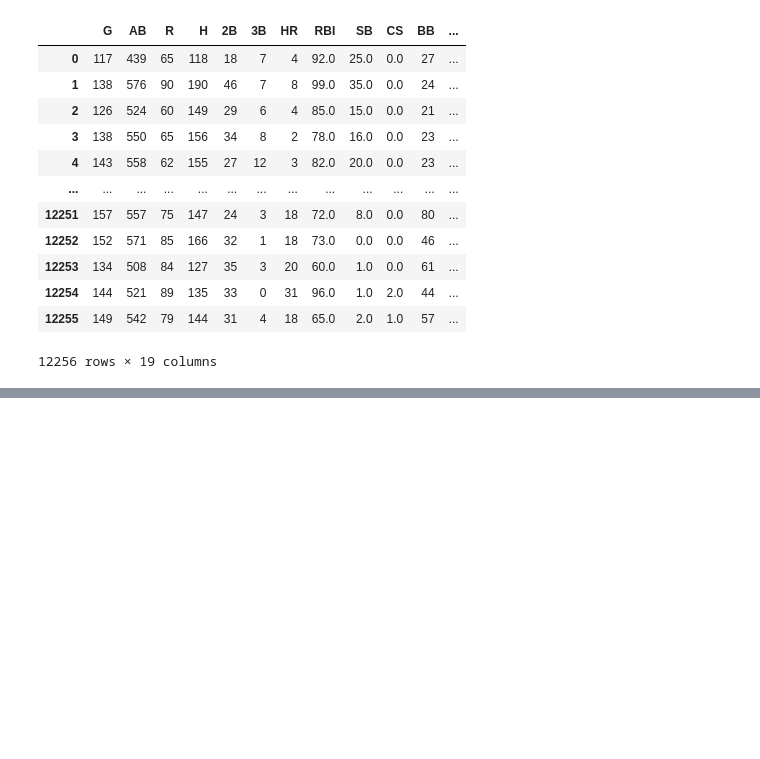
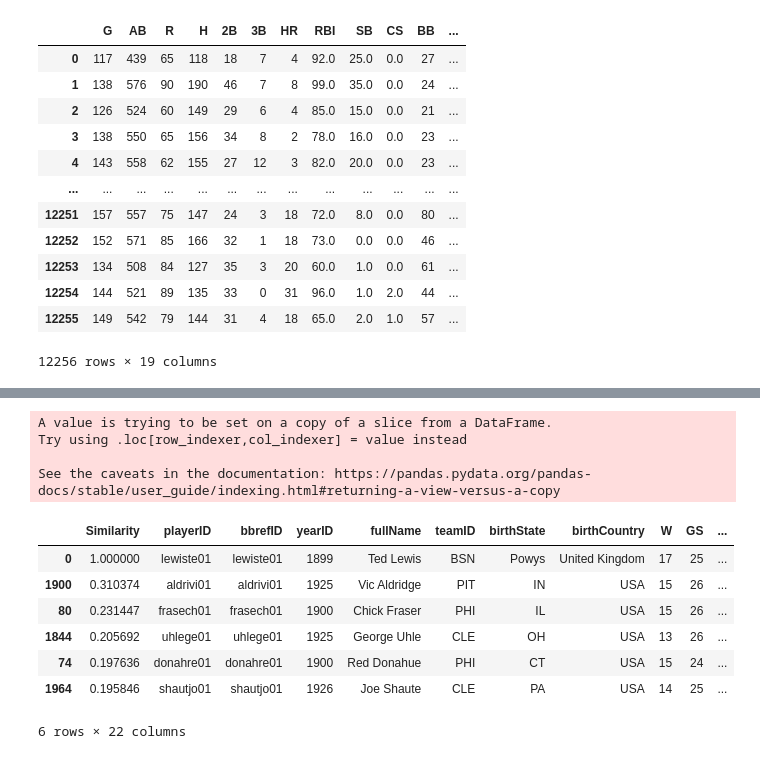
Before and after one commit to texasfight/BaseballDashboard, a Jupyter notebook: huidi.ipynb, the cells around one changed output, grey strips where cells are left out. Cells and saved outputs as stored; diff of their text form; code cells hidden in the pictures; blank space fills up the shorter version.

Commit message:
Proof of concept for similarity scoring

```diff
--- a/huidi.ipynb
+++ b/huidi.ipynb
@@ -499,0 +528,17 @@ px.scatter(results, x="pca1", y="pca2", color=pitching_full_advanced_main_scale[
+# %%
+output = pitching_full_advanced_poli.iloc[neighbor_indices.flatten()]
+output.loc[:, "Similarity"] = (np.exp(scores) ** -1).T
+output[["Similarity", ] + [x for x in output.columns if x != "Similarity"]]
+# %% [output]
+A value is trying to be set on a copy of a slice from a DataFrame.
+Try using .loc[row_indexer,col_indexer] = value instead
+
+See the caveats in the documentation: https://pandas.pydata.org/pandas-docs/stable/user_guide/indexing.html#returning-a-view-versus-a-copy
+|  | Similarity | playerID | bbrefID | yearID | fullName | teamID | birthState | birthCountry | W | GS | ... |
+| 0 | 1.000000 | lewiste01 | lewiste01 | 1899 | Ted Lewis | BSN | Powys | United Kingdom | 17 | 25 | ... |
+| 1900 | 0.310374 | aldrivi01 | aldrivi01 | 1925 | Vic Aldridge | PIT | IN | USA | 15 | 26 | ... |
+| 80 | 0.231447 | frasech01 | frasech01 | 1900 | Chick Fraser | PHI | IL | USA | 15 | 26 | ... |
+| 1844 | 0.205692 | uhlege01 | uhlege01 | 1925 | George Uhle | CLE | OH | USA | 13 | 26 | ... |
+| 74 | 0.197636 | donahre01 | donahre01 | 1900 | Red Donahue | PHI | CT | USA | 15 | 24 | ... |
+| 1964 | 0.195846 | shautjo01 | shautjo01 | 1926 | Joe Shaute | CLE | PA | USA | 14 | 25 | ... |
+6 rows × 22 columns
```
Also changed, not shown: parts of 6 cells of this notebook.
